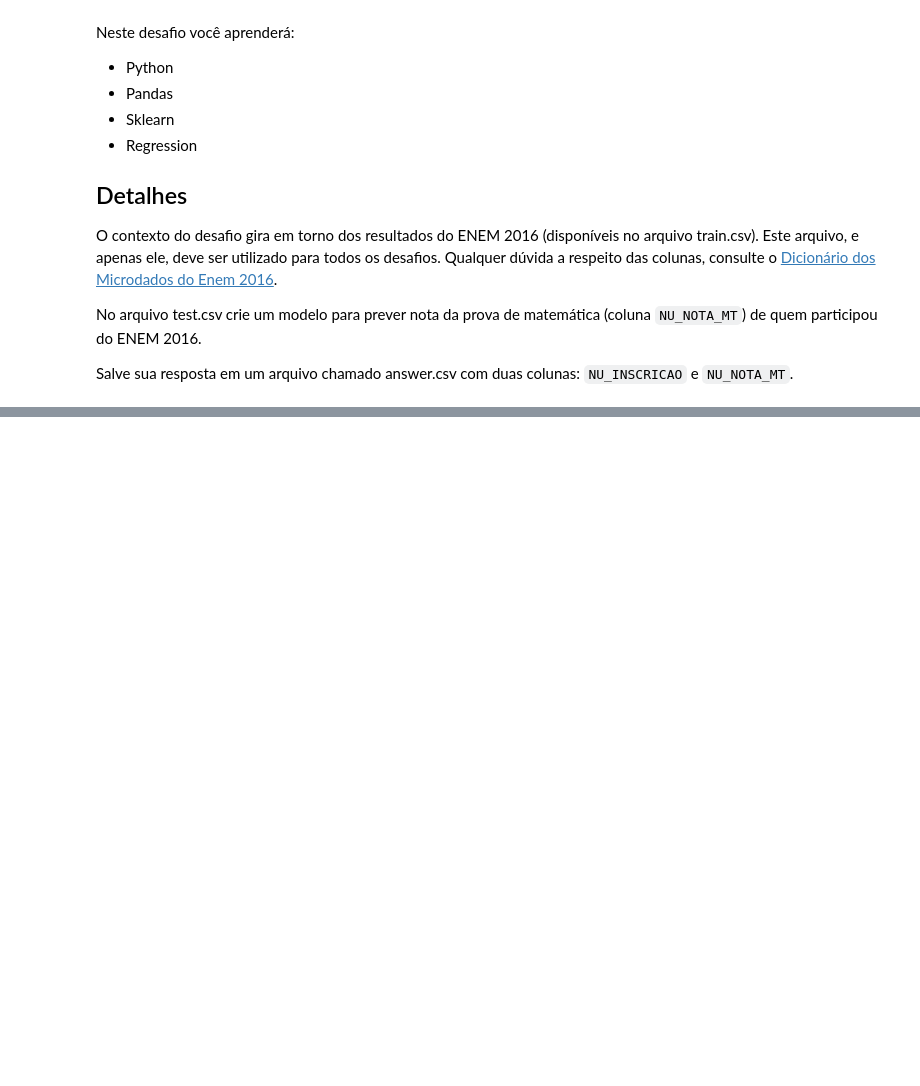
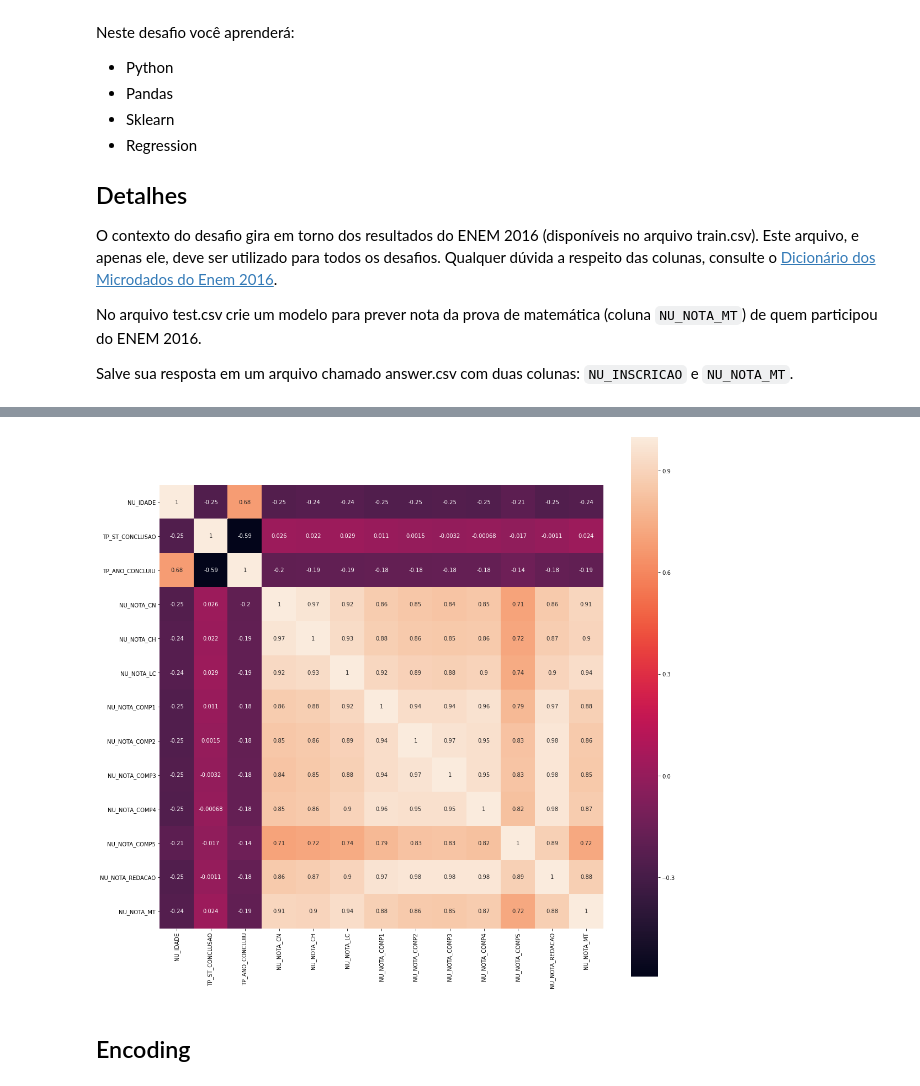
Before and after one commit to brunocmartins/aceleradev-data-science, a Jupyter notebook: enem-2/src/main.ipynb, the cells around one changed output, grey strips where cells are left out. Saved outputs shown, nothing was run; the diff lists cells and outputs as text; code cells hidden in the pictures; blank space fills up the shorter version.

```diff
--- a/enem-2/src/main.ipynb
+++ b/enem-2/src/main.ipynb
@@ -129,6 +201,5 @@ df_infos[train_infos['n_missing'] > 0]
 # %%
 num_values = dict(zip(num_features, np.zeros(len(num_features))))
-cat_values = dict(zip(cat_features, 'None'))
 
-df.fillna(num_values, inplace=True)
-df.fillna(cat_values, inplace=True)
+train.fillna(num_values, inplace=True)
+#train.fillna('None', inplace=True)
@@ -141,0 +206,3 @@ plt.show()
+# %%
+df = train[features]
+df.head()
@@ -141,0 +216,9 @@ plt.show()
+# %%
+plt.figure(figsize=(18, 18))
+sns.heatmap(df[num_features].corr(), annot=True, square=True)
+
+plt.show()
+# %% [output]
+[figure, added]
+# %% [markdown]
+## Encoding
```
Also changed, not shown: parts of 31 cells of this notebook, 2 other files.
